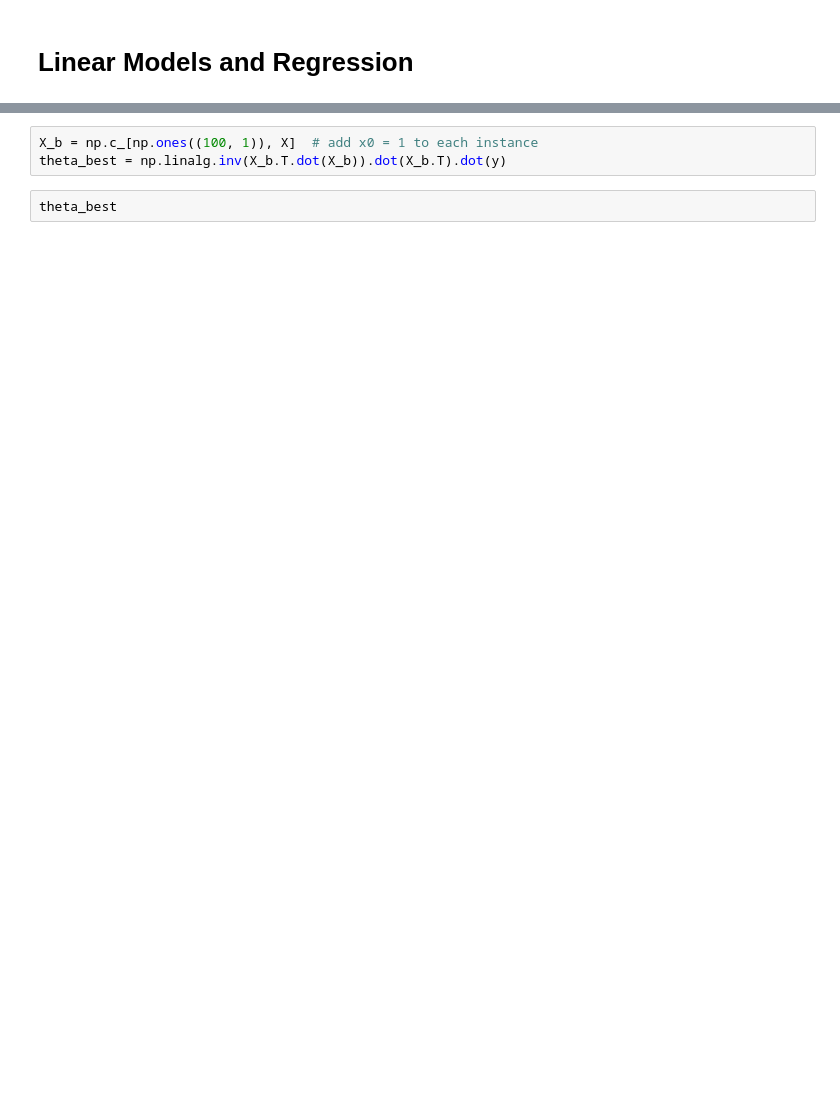
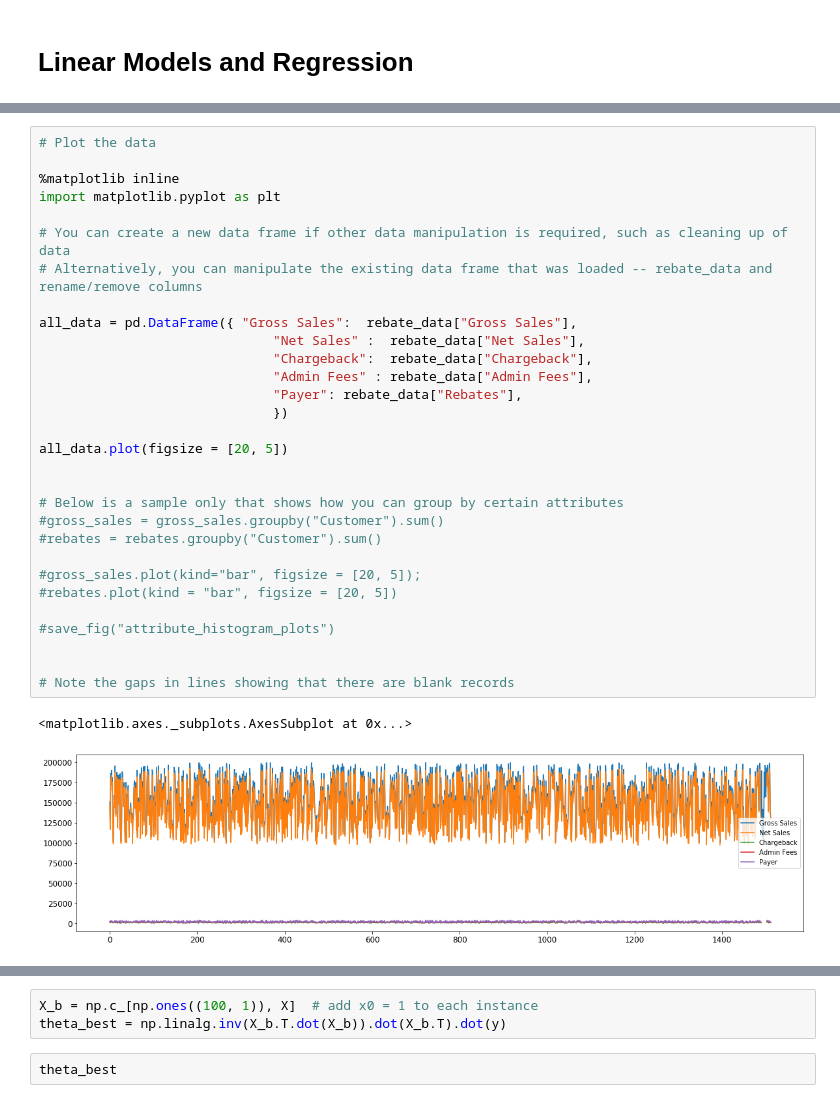
Before and after one commit to modelnpb/aiml-course, a Jupyter notebook: 2_Linear_Models_and_Regression.ipynb, the cells around one changed output, grey strips where cells are left out. Saved outputs shown, nothing was run; the diff lists cells and outputs as text; blank space fills up the shorter version.

```diff
--- a/2_Linear_Models_and_Regression.ipynb
+++ b/2_Linear_Models_and_Regression.ipynb
@@ -44,0 +123,33 @@ warnings.filterwarnings(action="ignore", message="^internal gelsd")
+# %%
+# Plot the data
+
+%matplotlib inline
+import matplotlib.pyplot as plt
+
+# You can create a new data frame if other data manipulation is required, such as cleaning up of data
+# Alternatively, you can manipulate the existing data frame that was loaded -- rebate_data and rename/remove columns
+
+all_data = pd.DataFrame({ "Gross Sales":  rebate_data["Gross Sales"],
+                              "Net Sales" :  rebate_data["Net Sales"],
+                              "Chargeback":  rebate_data["Chargeback"],
+                              "Admin Fees" : rebate_data["Admin Fees"],
+                              "Payer": rebate_data["Rebates"],
+                              })
+
+all_data.plot(figsize = [20, 5])
+
+
+# Below is a sample only that shows how you can group by certain attributes
+#gross_sales = gross_sales.groupby("Customer").sum()
+#rebates = rebates.groupby("Customer").sum()
+
+#gross_sales.plot(kind="bar", figsize = [20, 5]);
+#rebates.plot(kind = "bar", figsize = [20, 5])
+
+#save_fig("attribute_histogram_plots")
+
+
+# Note the gaps in lines showing that there are blank records
+# %% [output]
+<matplotlib.axes._subplots.AxesSubplot at 0x...>
+[figure, added]
```
Also changed, not shown: parts of 47 cells of this notebook, 2 other files.
